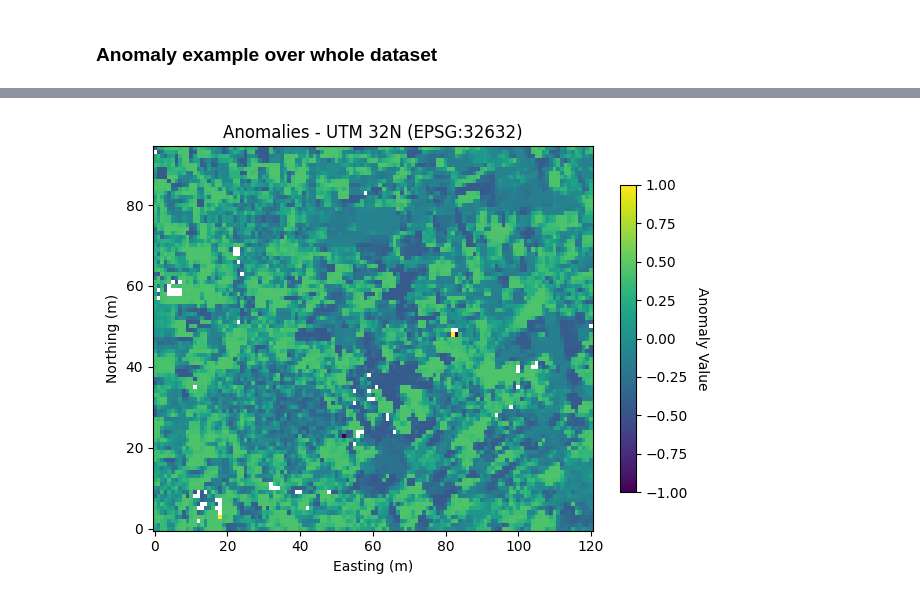
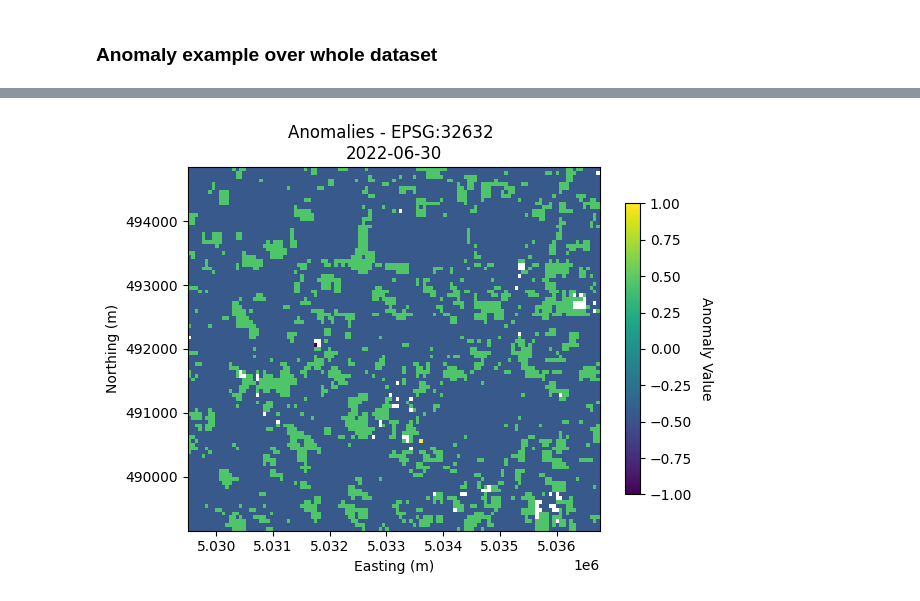
Before and after one commit to LorenzoMelchior/BioPhenomDetector, a Jupyter notebook: Demo.ipynb, the cells around one changed output, grey strips where cells are left out. Drawn from its saved outputs; the diff is of its cells as text; code cells hidden in the pictures.

```diff
--- a/Demo.ipynb
+++ b/Demo.ipynb
@@ -17,6 +17,11 @@ import estimations as em
 import visualize as vz
 # %% [markdown]
 ### Configuration of area and time
+# %%
+copernicushub_config = data.create_configuration(
+    client_id="sh-e670f9d0-df66-4f6f-aed0-fccc6f1f871f",
+    client_secret="Iih2YwJFxVydRB7HG9j2x6PRn1M74GxP"
+)
 # %%
 crs = data.CRS(32632)
 small_ticino = {'bbox': shapely.box(489152.05, 5029502.98, 494849.52, 5036759.13).bounds,
@@ -26,7 +31,8 @@ time_range = (dt.date(2017, 1, 1), dt.date(2022, 12, 31))
 # %% [markdown]
 ### Load data (will access copernicushub)
 # %%
-images = data.load_satellite_images(aoi=small_ticino,
+images = data.load_satellite_images(config=copernicushub_config,
+                                    aoi=small_ticino,
                                     time_range=time_range,
                                     file_path=Path("small_test_data"),
                                     show_progress=True)
@@ -61,0 +62,4 @@ anomaly = an.compute_standardized_anomaly(interpolated, images[-1]['date'])
+# %%
+interpolated = an.fill_gaps_and_smooth_data(ccc)
+# %%
+anomaly = an.compute_sda_for_dayofyear(interpolated, dt.date(2022,6,30))
@@ -62,4 +71,4 @@ anomaly = an.compute_standardized_anomaly(interpolated, images[-1]['date'])
 # %%
-vz.plot_anomalies(anomaly, crs, cmap="viridis")
+vz.plot_anomalies(anomaly, cmap="viridis")
 # %% [output]
-[figure, old version]
+[figure, new version]
```
Also changed, not shown: parts of 8 cells of this notebook, 5 other files.
